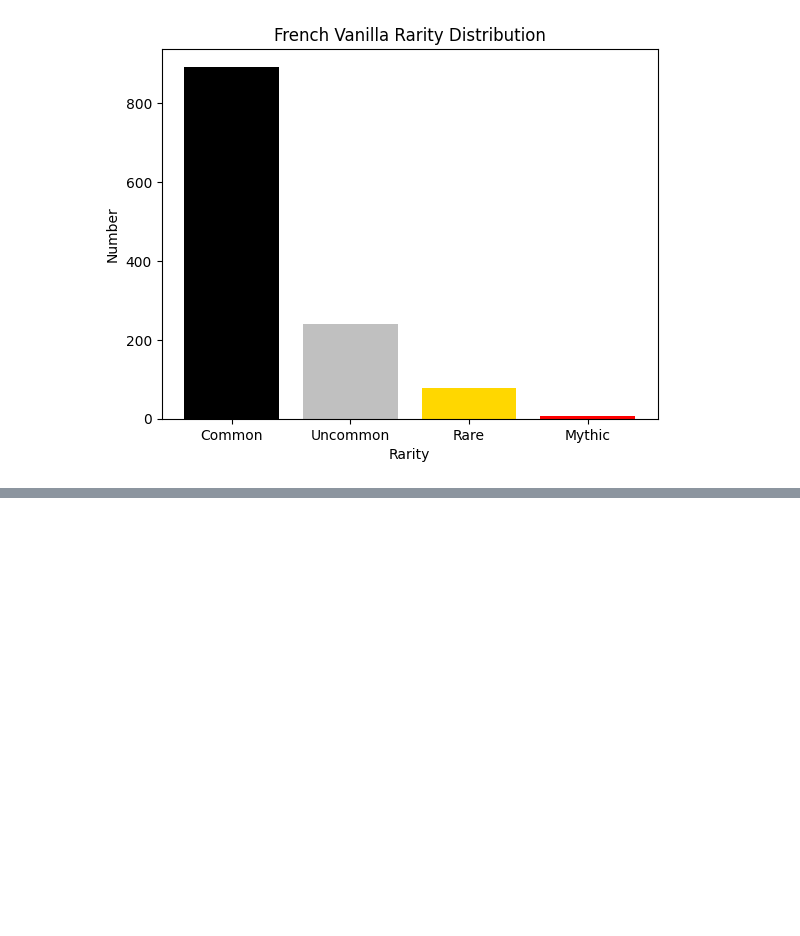
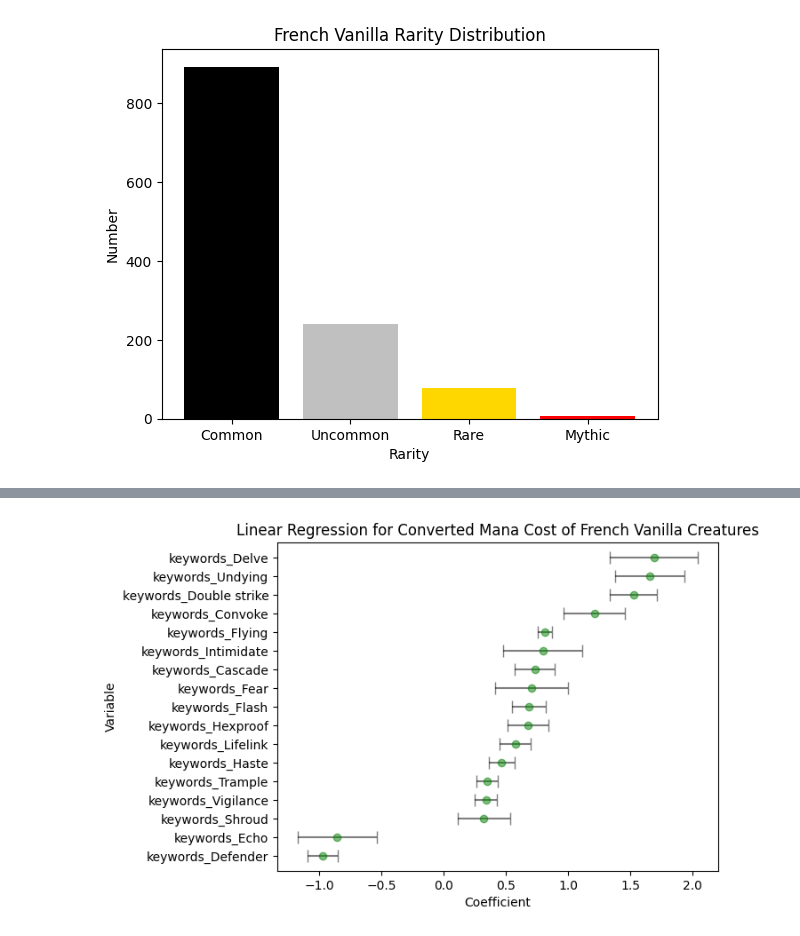
Before and after one commit to Innoviox/mtg-analyzer, a Jupyter notebook: mtganalyzer.ipynb, the cells around one changed output, grey strips where cells are left out. Saved outputs shown, nothing was run; the diff lists cells and outputs as text; code cells hidden in the pictures; blank space fills up the shorter version.

```diff
--- a/mtganalyzer.ipynb
+++ b/mtganalyzer.ipynb
@@ -491,0 +496,11 @@ plt.plot(r, [statistics.mean(fv_one_hot_df['power_level'])
+# %%
+plt.errorbar([model.params[i] for i in keyword_indices],
+             [X.columns[i] for i in keyword_indices],
+             xerr=[model.bse[i] for i in keyword_indices],
+             color='green', alpha=0.5, fmt='o', ecolor='black', capsize=5)
+plt.xlabel("Coefficient")
+plt.ylabel("Variable")
+plt.title("Linear Regression for Converted Mana Cost of French Vanilla Creatures")
+plt.show()
+# %% [output]
+[figure, added]
```
Also changed, not shown: parts of 74 cells of this notebook.
